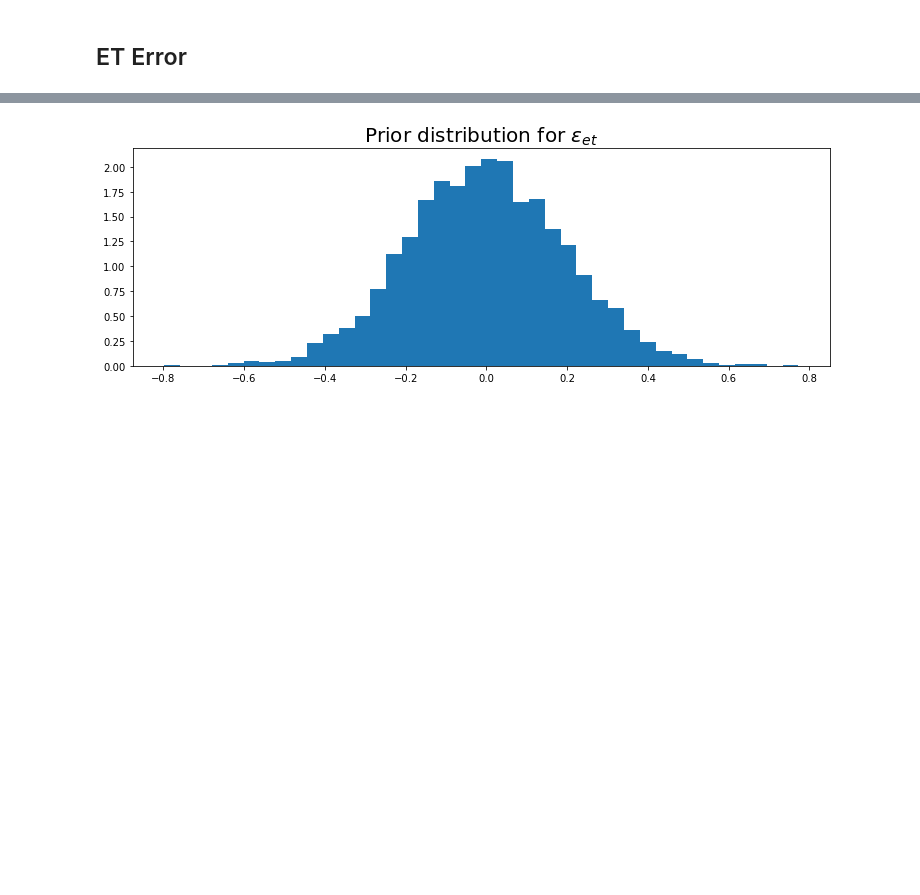
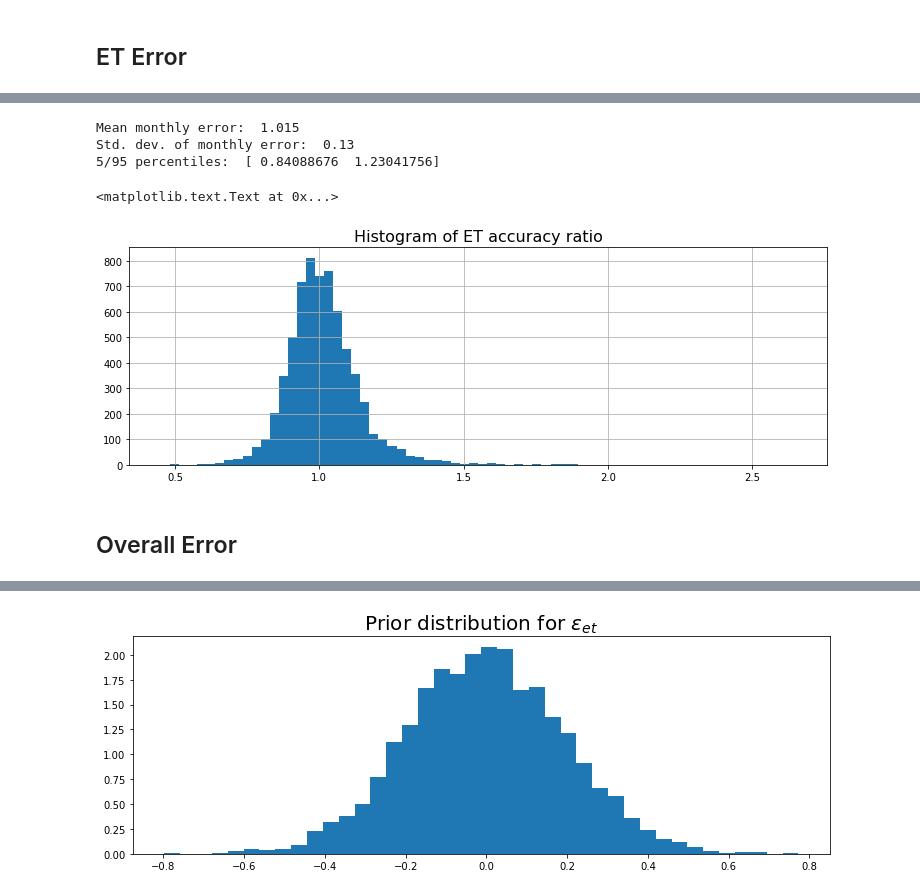
Before and after one commit to California-Data-Collaborative/statewide-efficiency-error-model, a Jupyter notebook: Statewide Efficiency Framework Errors.ipynb, the cells around one changed output, grey strips where cells are left out. Cells and saved outputs as stored; diff of their text form; code cells hidden in the pictures; blank space fills up the shorter version.

```diff
--- a/Statewide Efficiency Framework Errors.ipynb
+++ b/Statewide Efficiency Framework Errors.ipynb
@@ -12,0 +73,20 @@ figsize(12.5, 4)
+# %%
+df = pd.read_csv("data/et_estimates_with_truth.csv")
+# %%
+df_conditional = df #[df.et_month == 8]
+lognormal_et_accuracy = df_conditional.accuracy_ratio[df_conditional.accuracy_ratio < 3]
+
+## Landscape Error
+print "Mean monthly error: ", np.round(lognormal_et_accuracy.mean(), 3)
+print "Std. dev. of monthly error: ", np.round(lognormal_et_accuracy.std(), 3)
+print "5/95 percentiles: ", np.percentile(lognormal_et_accuracy, [5, 95])
+lognormal_et_accuracy.hist(bins = 70)
+plt.title("Histogram of ET accuracy ratio", fontsize=16)
+# %% [output]
+Mean monthly error:  1.015
+Std. dev. of monthly error:  0.13
+5/95 percentiles:  [ 0.84088676  1.23041756]
+<matplotlib.text.Text at 0x...>
+[figure, added]
+# %% [markdown]
+## Overall Error
```
Also changed, not shown: parts of 27 cells of this notebook, 1 other file.
